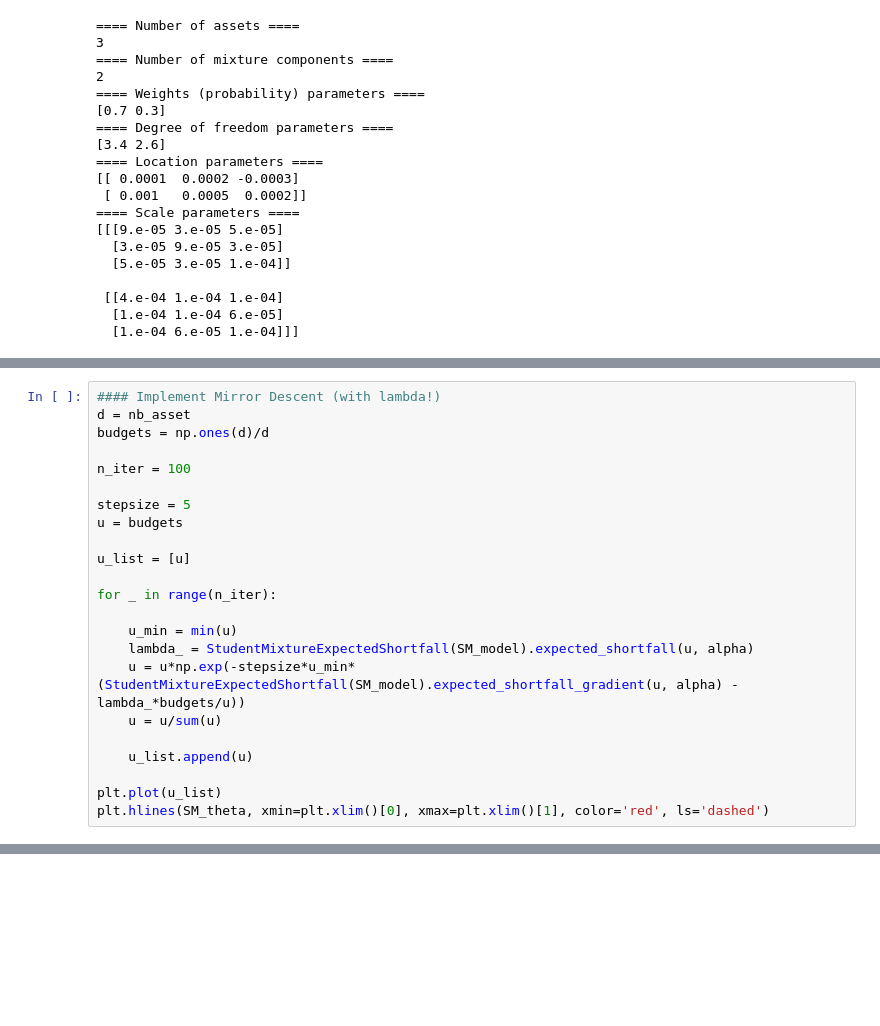
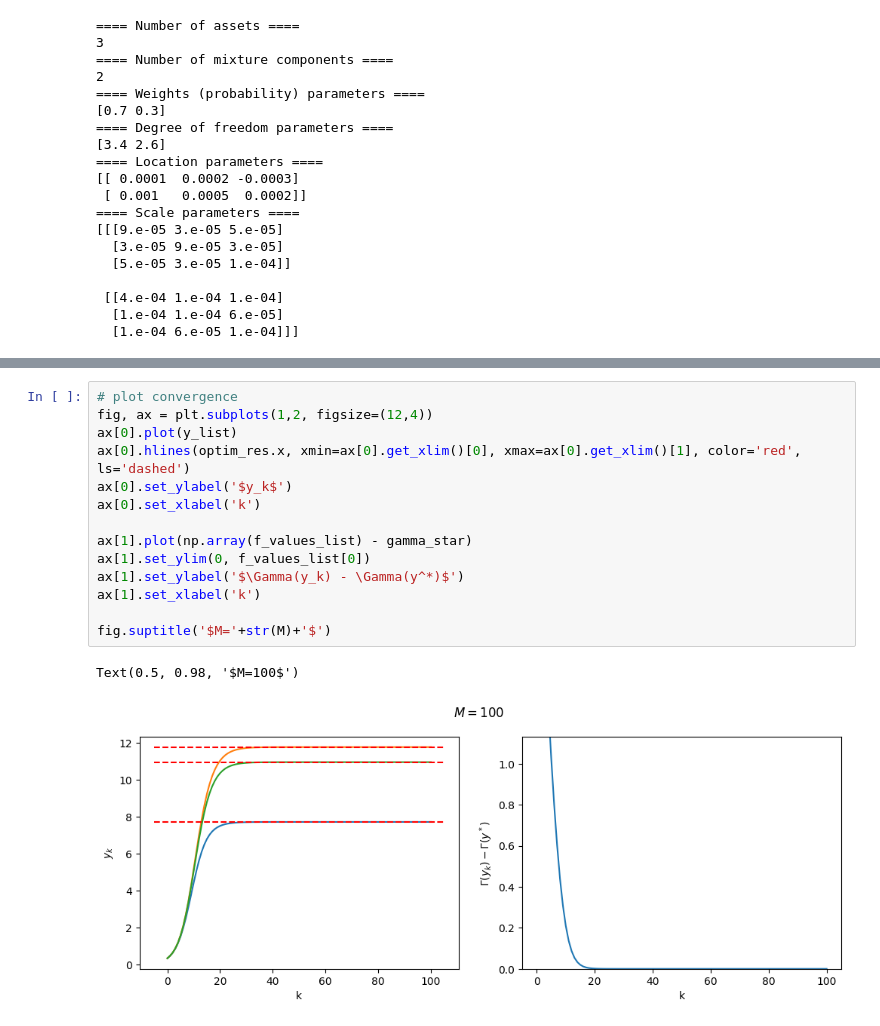
Before and after one commit to martinarnaiziglesias/mirror_descent_rb, a Jupyter notebook: mirror_descent_toy_example.ipynb, the cells around one changed output, grey strips where cells are left out. Drawn from its saved outputs; the diff is of its cells as text; blank space fills up the shorter version.

```diff
--- a/mirror_descent_toy_example.ipynb
+++ b/mirror_descent_toy_example.ipynb
@@ -149,23 +128,0 @@ plt.hlines(SM_theta, xmin=plt.xlim()[0], xmax=plt.xlim()[1], color='red', ls='da
-# %%
-#### Implement Mirror Descent (with lambda!)
-d = nb_asset
-budgets = np.ones(d)/d
-
-n_iter = 100
-
-stepsize = 5
-u = budgets
-
-u_list = [u]
-
-for _ in range(n_iter):
-
-    u_min = min(u)
-    lambda_ = StudentMixtureExpectedShortfall(SM_model).expected_shortfall(u, alpha)
-    u = u*np.exp(-stepsize*u_min*(StudentMixtureExpectedShortfall(SM_model).expected_shortfall_gradient(u, alpha) - lambda_*budgets/u))
-    u = u/sum(u)
-
-    u_list.append(u)
-
-plt.plot(u_list)
-plt.hlines(SM_theta, xmin=plt.xlim()[0], xmax=plt.xlim()[1], color='red', ls='dashed')
@@ -174,0 +180,17 @@ plt.hlines(SM_theta, xmin=plt.xlim()[0], xmax=plt.xlim()[1], color='red', ls='da
+# %%
+# plot convergence
+fig, ax = plt.subplots(1,2, figsize=(12,4))
+ax[0].plot(y_list)
+ax[0].hlines(optim_res.x, xmin=ax[0].get_xlim()[0], xmax=ax[0].get_xlim()[1], color='red', ls='dashed')
+ax[0].set_ylabel('$y_k$')
+ax[0].set_xlabel('k')
+
+ax[1].plot(np.array(f_values_list) - gamma_star)
+ax[1].set_ylim(0, f_values_list[0])
+ax[1].set_ylabel('$\Gamma(y_k) - \Gamma(y^*)$')
+ax[1].set_xlabel('k')
+
+fig.suptitle('$M='+str(M)+'$')
+# %% [output]
+Text(0.5, 0.98, '$M=100$')
+[figure, added]
```
Also changed, not shown: parts of 6 cells of this notebook.
